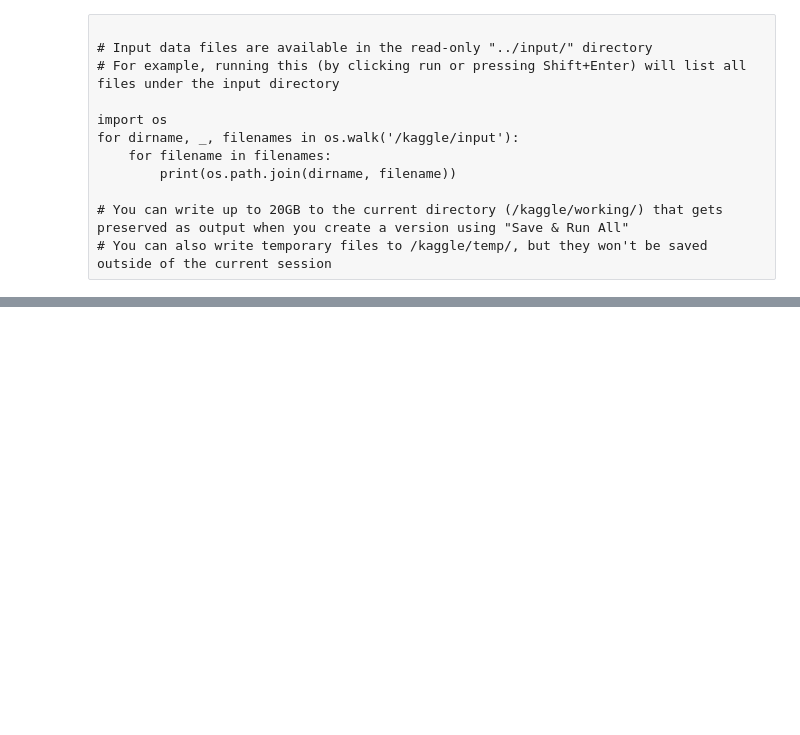
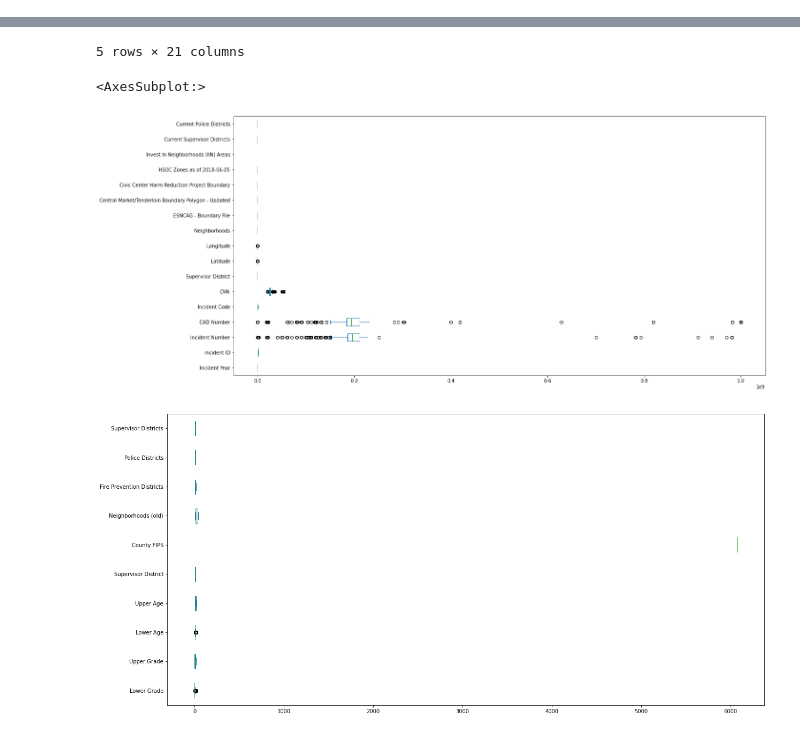
Before and after one commit to luperezsal/Batman, a Jupyter notebook: batman.ipynb, the cells around one changed output, grey strips where cells are left out. Cells and saved outputs as stored; diff of their text form; code cells hidden in the pictures; blank space fills up the shorter version.

Commit message:
Add Visualization plots

```diff
--- a/batman.ipynb
+++ b/batman.ipynb
@@ -3,13 +3 @@
-# %% [raw]
-
-# Input data files are available in the read-only "../input/" directory
-# For example, running this (by clicking run or pressing Shift+Enter) will list all files under the input directory
-
-import os
-for dirname, _, filenames in os.walk('/kaggle/input'):
-    for filename in filenames:
-        print(os.path.join(dirname, filename))
-
-# You can write up to 20GB to the current directory (/kaggle/working/) that gets preserved as output when you create a version using "Save & Run All"
-# You can also write temporary files to /kaggle/temp/, but they won't be saved outside of the current session
 # %%
@@ -26 +15,15 @@ schools_df = pd.read_csv(DATASET_PATH + SCHOOLS_FILE)
 colleges_df = pd.read_csv(DATASET_PATH + COLLEGES_FILE)
+# %%
+# display(incidents_df)
+# display(schools_df)
+# df.plot.box(vert=False
+sizes = (20,10)
+
+
+display(schools_df.head())
+
+
+incidents_df.loc[:, incidents_df.columns != 'Row ID'].plot.box(vert=False, figsize=sizes)
+schools_df.loc[:, ~schools_df.columns.isin(['CDS Code', 'Zip Codes'])].plot.box(vert=False, figsize=sizes)
+# .plot.box(vert=False, figsize=sizes)
+# %% [output]
@@ -26,0 +36,4 @@ colleges_df = pd.read_csv(DATASET_PATH + COLLEGES_FILE)
+5 rows × 21 columns
+<AxesSubplot:>
+[figure, added]
+[figure, added]
```
Also changed, not shown: parts of 3 cells of this notebook.
